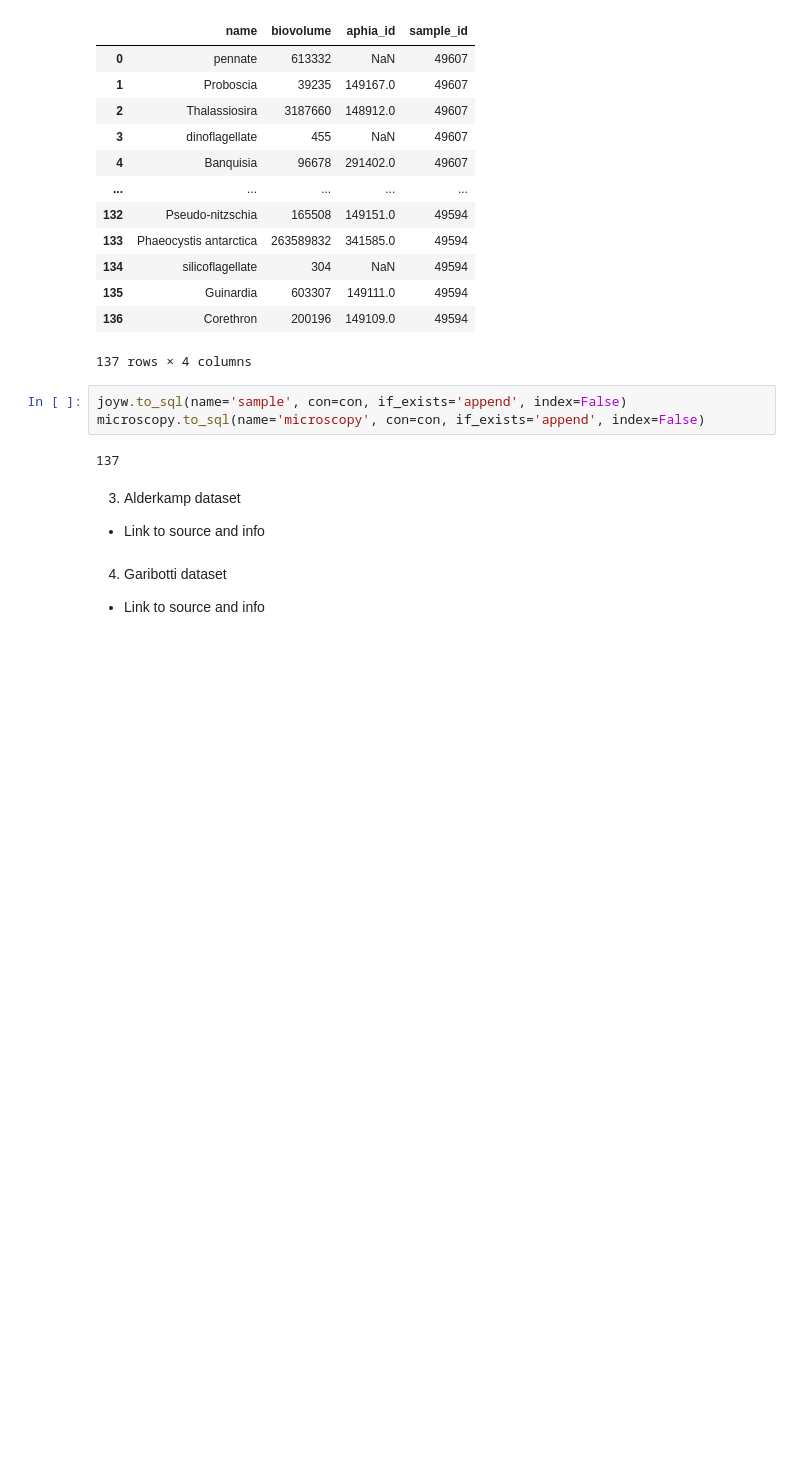
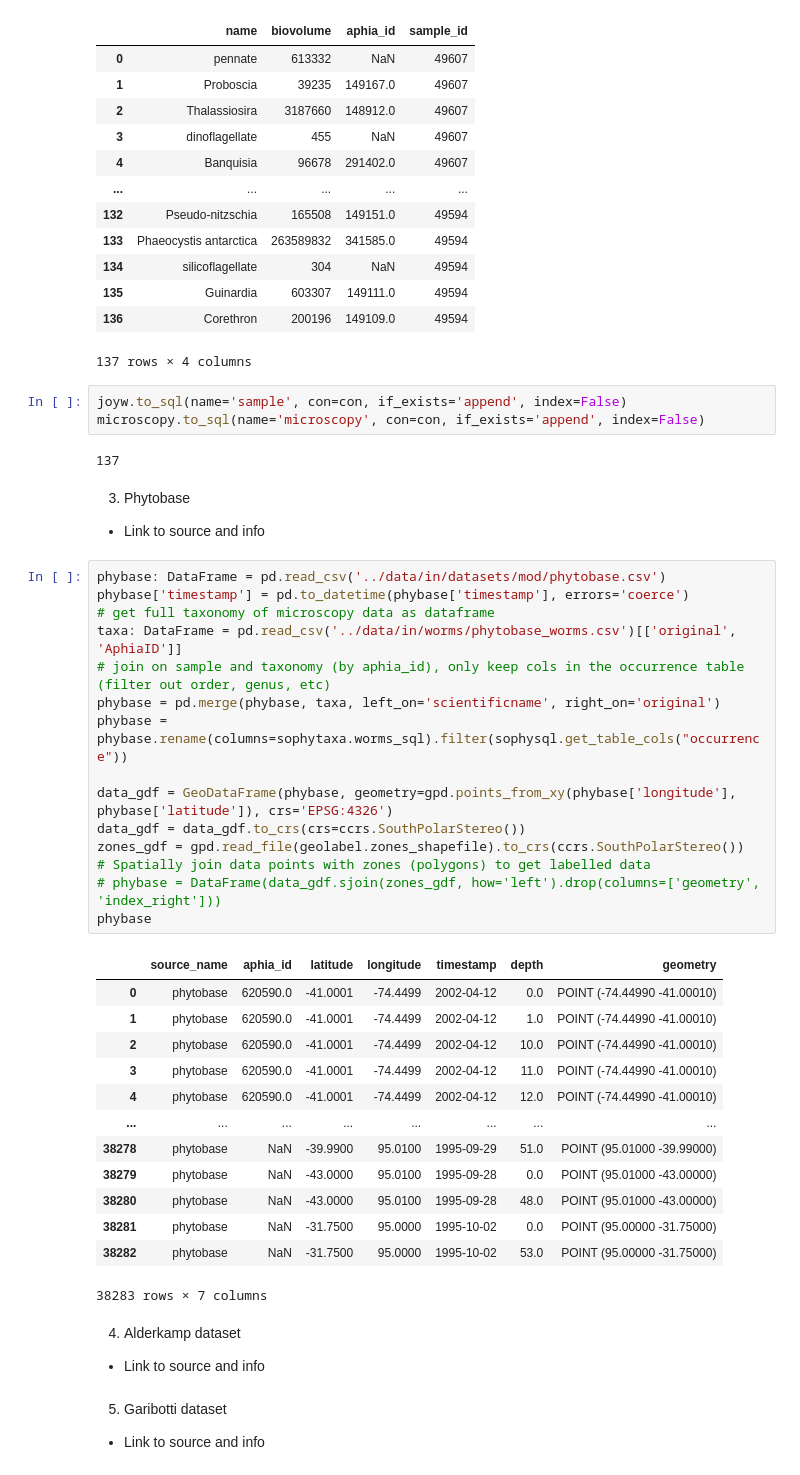
Before and after one commit to ayushnag/sophy, a Jupyter notebook: sophy/dataformat.ipynb, the cells around one changed output. Drawn from its saved outputs; the diff is of its cells as text; blank space fills up the shorter version.

```diff
--- a/sophy/dataformat.ipynb
+++ b/sophy/dataformat.ipynb
@@ -159,9 +159,41 @@ joyw.to_sql(name='sample', con=con, if_exists='append', index=False)
 microscopy.to_sql(name='microscopy', con=con, if_exists='append', index=False)
 # %% [output]
 137
+# %% [markdown]
+3) Phytobase
+- Link to source and info
+# %%
+phybase: DataFrame = pd.read_csv('../data/in/datasets/mod/phytobase.csv')
+phybase['timestamp'] = pd.to_datetime(phybase['timestamp'], errors='coerce')
+# get full taxonomy of microscopy data as dataframe
+taxa: DataFrame = pd.read_csv('../data/in/worms/phytobase_worms.csv')[['original', 'AphiaID']]
+# join on sample and taxonomy (by aphia_id), only keep cols in the occurrence table (filter out order, genus, etc)
+phybase = pd.merge(phybase, taxa, left_on='scientificname', right_on='original')
+phybase = phybase.rename(columns=sophytaxa.worms_sql).filter(sophysql.get_table_cols("occurrence"))
+
+data_gdf = GeoDataFrame(phybase, geometry=gpd.points_from_xy(phybase['longitude'], phybase['latitude']), crs='EPSG:4326')
+data_gdf = data_gdf.to_crs(crs=ccrs.SouthPolarStereo())
+zones_gdf = gpd.read_file(geolabel.zones_shapefile).to_crs(ccrs.SouthPolarStereo())
+# Spatially join data points with zones (polygons) to get labelled data
+# phybase = DataFrame(data_gdf.sjoin(zones_gdf, how='left').drop(columns=['geometry', 'index_right']))
+phybase
+# %% [output]
+|  | source_name | aphia_id | latitude | longitude | timestamp | depth | geometry |
+| 0 | phytobase | 620590.0 | -41.0001 | -74.4499 | 2002-04-12 | 0.0 | POINT (-74.44990 -41.00010) |
+| 1 | phytobase | 620590.0 | -41.0001 | -74.4499 | 2002-04-12 | 1.0 | POINT (-74.44990 -41.00010) |
+| 2 | phytobase | 620590.0 | -41.0001 | -74.4499 | 2002-04-12 | 10.0 | POINT (-74.44990 -41.00010) |
+| 3 | phytobase | 620590.0 | -41.0001 | -74.4499 | 2002-04-12 | 11.0 | POINT (-74.44990 -41.00010) |
+| 4 | phytobase | 620590.0 | -41.0001 | -74.4499 | 2002-04-12 | 12.0 | POINT (-74.44990 -41.00010) |
+| ... | ... | ... | ... | ... | ... | ... | ... |
+| 38278 | phytobase | NaN | -39.9900 | 95.0100 | 1995-09-29 | 51.0 | POINT (95.01000 -39.99000) |
+| 38279 | phytobase | NaN | -43.0000 | 95.0100 | 1995-09-28 | 0.0 | POINT (95.01000 -43.00000) |
+| 38280 | phytobase | NaN | -43.0000 | 95.0100 | 1995-09-28 | 48.0 | POINT (95.01000 -43.00000) |
+| 38281 | phytobase | NaN | -31.7500 | 95.0000 | 1995-10-02 | 0.0 | POINT (95.00000 -31.75000) |
+| 38282 | phytobase | NaN | -31.7500 | 95.0000 | 1995-10-02 | 53.0 | POINT (95.00000 -31.75000) |
+38283 rows × 7 columns
 # %% [markdown]
-3) Alderkamp dataset
+4) Alderkamp dataset
 - Link to source and info
 # %% [markdown]
-4) Garibotti dataset
+5) Garibotti dataset
 - Link to source and info
```
Also changed, not shown: parts of 1 cell of this notebook, 6 other files.
